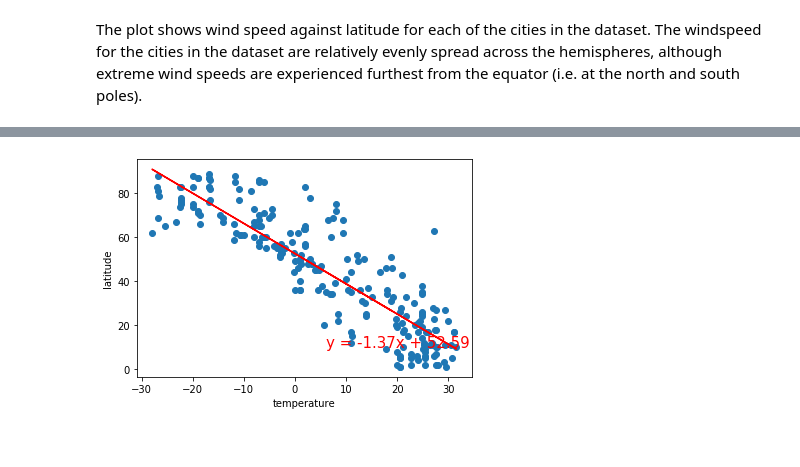
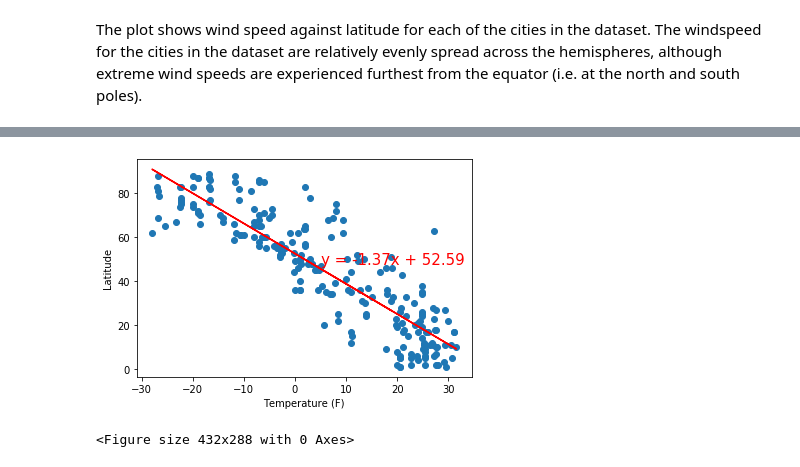
Before and after one commit to abbyabridged/python-api-challenge, a Jupyter notebook: WeatherPy/WeatherPy.ipynb, the cells around one changed output, grey strips where cells are left out. Saved outputs shown, nothing was run; the diff lists cells and outputs as text; code cells hidden in the pictures.

```diff
--- a/WeatherPy/WeatherPy.ipynb
+++ b/WeatherPy/WeatherPy.ipynb
@@ -376,15 +375,17 @@ def linregress_function(x_values,y_values):
     line_eq = "y = " + str(round(slope,2)) + "x + " + str(round(intercept,2))
     plt.scatter(x_values,y_values)
     plt.plot(x_values,regress_values,"r-")
-    plt.annotate(line_eq,(6,10),fontsize=15,color="red")
+    plt.annotate(line_eq,(x_values.median(),y_values.median()),fontsize=15,color="red")
     # plt.xlabel('temperature')
-    plt.ylabel('latitude')
+    plt.ylabel('Latitude')
     plt.show()
 # %%
 # Linear regression plot for Northern Hemisphere - Temperature (F) vs. Latitude
 x_values = weather_df_north['temperature'].astype('float')
 y_values = weather_df_north['latitude'].astype('float')
-plt.xlabel('temperature')
+plt.xlabel('Temperature (F)')
 linregress_function(x_values,y_values)
+plt.savefig('north temp v latitude.png')
 # %% [output]
-[figure, old version]
+[figure, new version]
+<Figure size 432x288 with 0 Axes>
```
Also changed, not shown: parts of 13 cells of this notebook, 7 other files.
